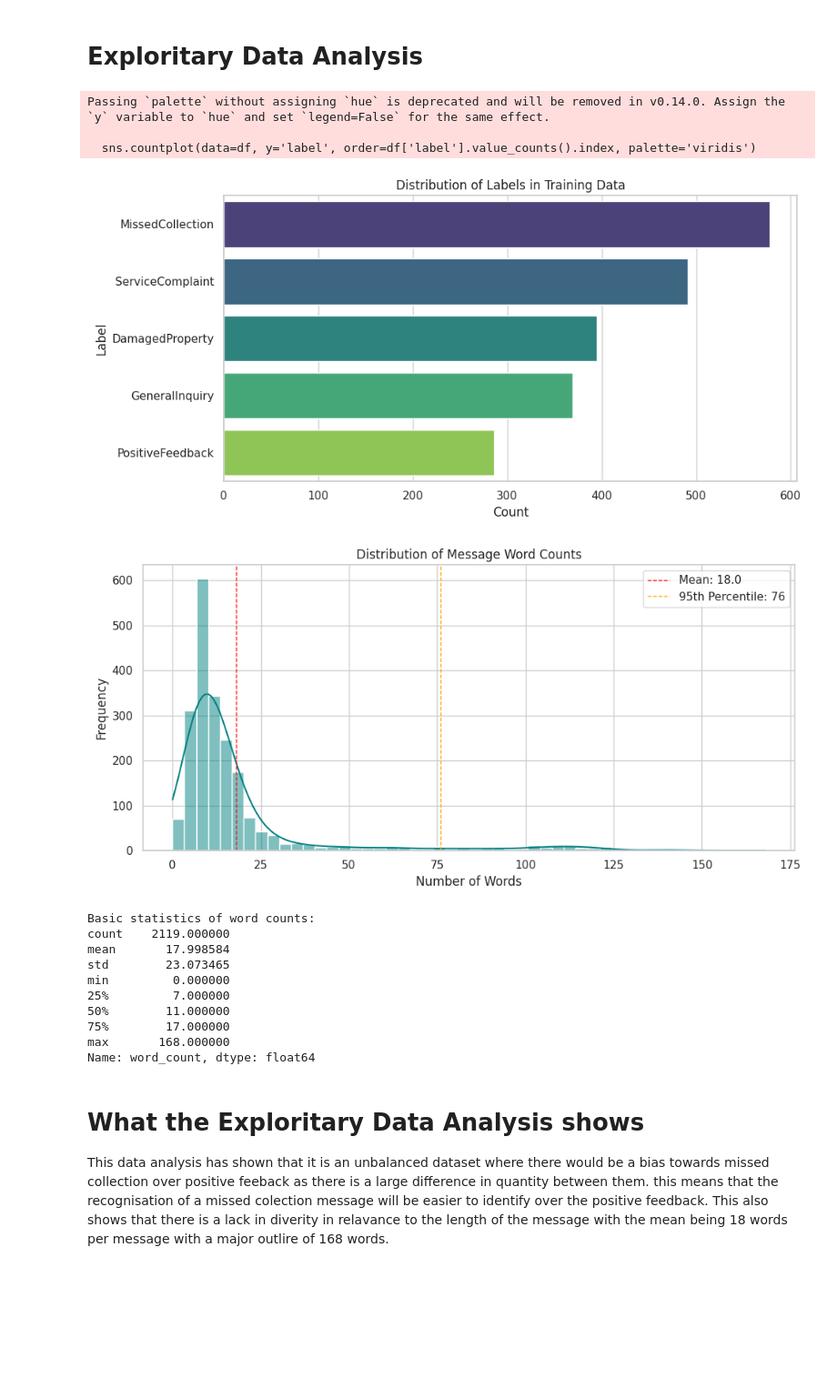
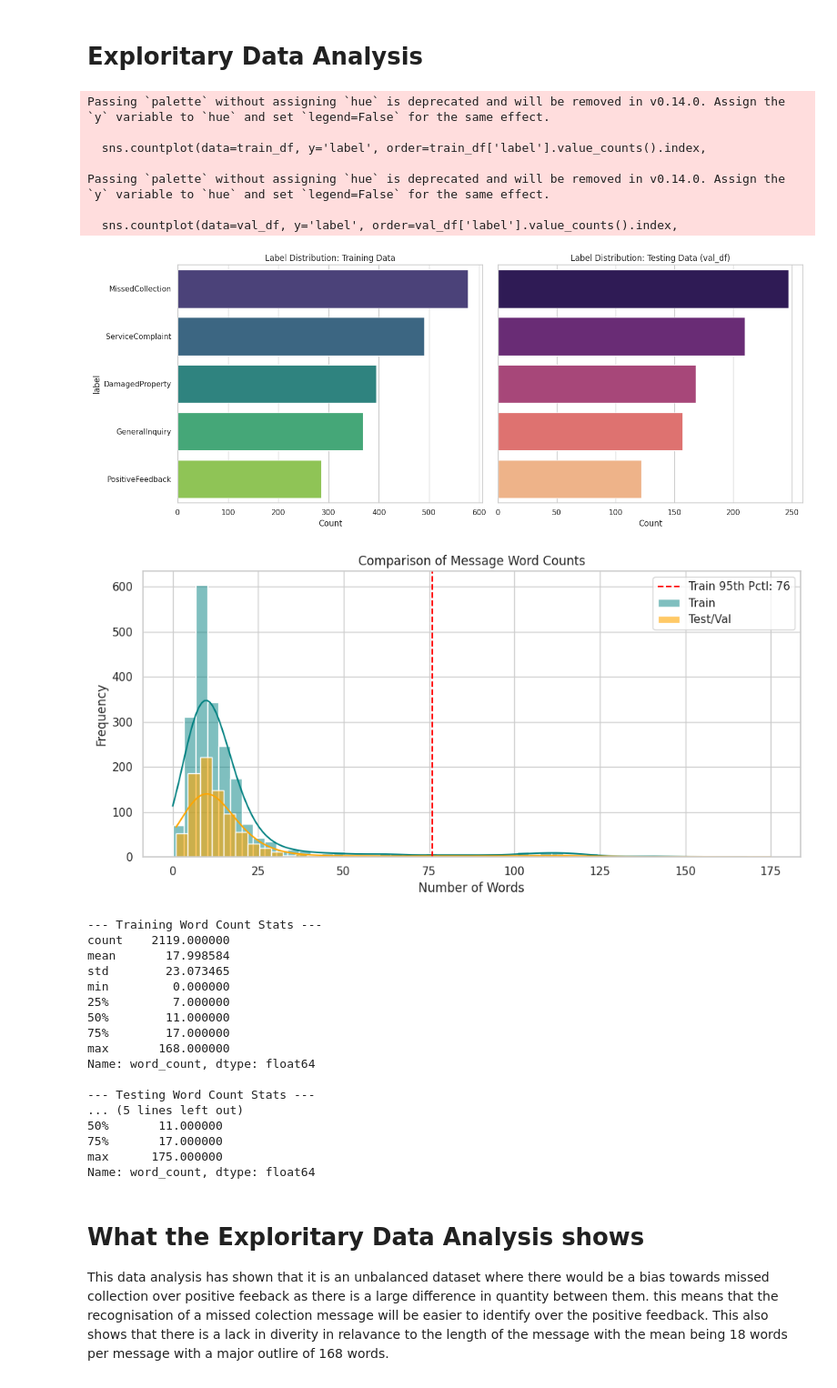
Before and after one commit to fynley17/AI-Class, a Jupyter notebook: portfolio/email filtering/main.ipynb, the cells around one changed output. Shown at 91% size. Saved outputs shown, nothing was run; the diff lists cells and outputs as text; code cells hidden in the pictures; blank space fills up the shorter version.

```diff
--- a/portfolio/email filtering/main.ipynb
+++ b/portfolio/email filtering/main.ipynb
@@ -65,49 +80,61 @@ Loaded 2119 rows
 # Exploritary Data Analysis
 # %%
 # Cell 3: Exploratory Data Analysis (EDA)
-# Set the visual style for our plots
 sns.set_theme(style="whitegrid")
 
-# 1. Analyse the class distribution
-plt.figure(figsize=(10, 5))
-sns.countplot(data=df, y='label', order=df['label'].value_counts().index, palette='viridis')
-plt.title('Distribution of Labels in Training Data')
-plt.xlabel('Count')
-plt.ylabel('Label')
+# 1. Compare Class Distributions between Train and Test
+fig, axes = plt.subplots(1, 2, figsize=(15, 6), sharey=True)
+
+# Training Distribution
+sns.countplot(data=train_df, y='label', order=train_df['label'].value_counts().index,
+              palette='viridis', ax=axes[0])
+axes[0].set_title('Label Distribution: Training Data')
+axes[0].set_xlabel('Count')
+
+# Testing/Validation Distribution
+sns.countplot(data=val_df, y='label', order=val_df['label'].value_counts().index,
+              palette='magma', ax=axes[1])
+axes[1].set_title('Label Distribution: Testing Data (val_df)')
+axes[1].set_xlabel('Count')
+
 plt.tight_layout()
 plt.show()
 
-# Quick text cleaning function to standardise our text before length analysis
-def clean_text(text):
-    text = str(text).lower()
-    text = re.sub(r"[^a-z0-9\s']", ' ', text)
-    text = re.sub(r"\s+", ' ', text).strip()
-    return text
+# 2. Re-calculate word counts for both (cleaning was done in Cell 2)
+val_df['word_count'] = val_df['text'].apply(lambda x: len(x.split()))
 
-df['text'] = df['message'].apply(clean_text)
-df['word_count'] = df['text'].apply(lambda x: len(x.split()))
+# 3. Visualise word counts to verify MAX_LEN remains appropriate
+plt.figure(figsize=(10, 5))
+sns.histplot(train_df['word_count'], bins=50, kde=True, color='teal', label='Train')
+sns.histplot(val_df['word_count'], bins=50, kde=True, color='orange', label='Test/Val', alpha=0.6)
 
-# 2. Visualise sequence lengths to help us choose a sensible MAX_LEN
-plt.figure(figsize=(10, 5))
-sns.histplot(df['word_count'], bins=50, kde=True, color='teal')
-plt.title('Distribution of Message Word Counts')
+plt.title('Comparison of Message Word Counts')
 plt.xlabel('Number of Words')
 plt.ylabel('Frequency')
-plt.axvline(df['word_count'].mean(), color='red', linestyle='dashed', linewidth=1, label=f"Mean: {df['word_count'].mean():.1f}")
-plt.axvline(df['word_count'].quantile(0.95), color='orange', linestyle='dashed', linewidth=1, label=f"95th Percentile: {df['word_count'].quantile(0.95):.0f}")
+
+# Mark the 95th Percentile from Training (which we use for MAX_LEN)
+train_95th = train_df['word_count'].quantile(0.95)
+plt.axvline(train_95th, color='red', linestyle='dashed', label=f"Train 95th Pctl: {train_95th:.0f}")
+
 plt.legend()
 plt.tight_layout()
 plt.show()
 
-print("Basic statistics of word counts:")
-print(df['word_count'].describe())
+print("--- Training Word Count Stats ---")
+print(train_df['word_count'].describe())
+print("\n--- Testing Word Count Stats ---")
+print(val_df['word_count'].describe())
 # %% [output]
 Passing `palette` without assigning `hue` is deprecated and will be removed in v0.14.0. Assign the `y` variable to `hue` and set `legend=False` for the same effect.
 
-  sns.countplot(data=df, y='label', order=df['label'].value_counts().index, palette='viridis')
+  sns.countplot(data=train_df, y='label', order=train_df['label'].value_counts().index,
+
+Passing `palette` without assigning `hue` is deprecated and will be removed in v0.14.0. Assign the `y` variable to `hue` and set `legend=False` for the same effect.
+
+  sns.countplot(data=val_df, y='label', order=val_df['label'].value_counts().index,
-[figure, old version]
+[figure, new version]
-[figure, old version]
+[figure, new version]
-Basic statistics of word counts:
+--- Training Word Count Stats ---
 count    2119.000000
 mean       17.998584
 std        23.073465
@@ -117,6 +144,13 @@ min         0.000000
 75%        17.000000
 max       168.000000
 Name: word_count, dtype: float64
+
+--- Testing Word Count Stats ---
+... (5 lines left out)
+50%       11.000000
+75%       17.000000
+max      175.000000
+Name: word_count, dtype: float64
 # %% [markdown]
 # What the Exploritary Data Analysis shows
 
```
Also changed, not shown: parts of 6 cells of this notebook.
